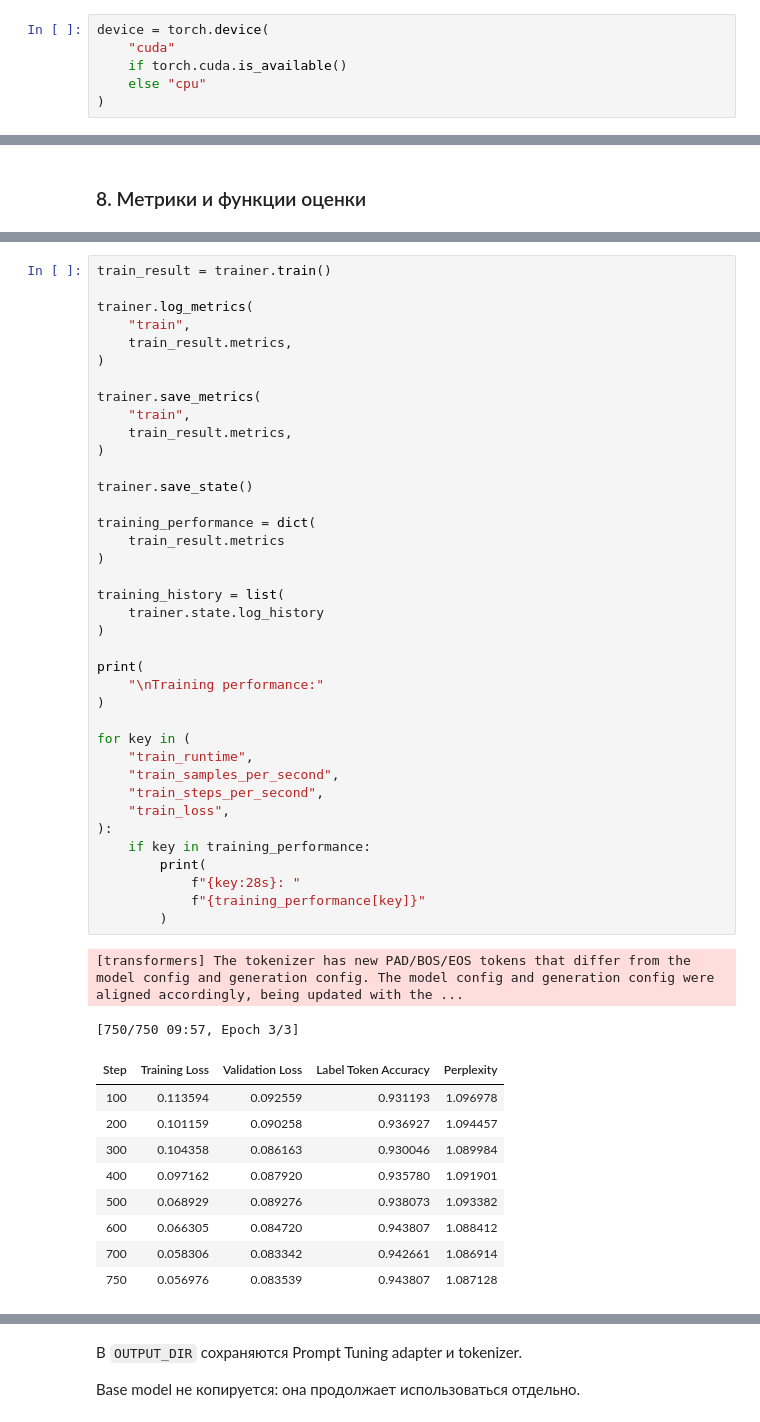
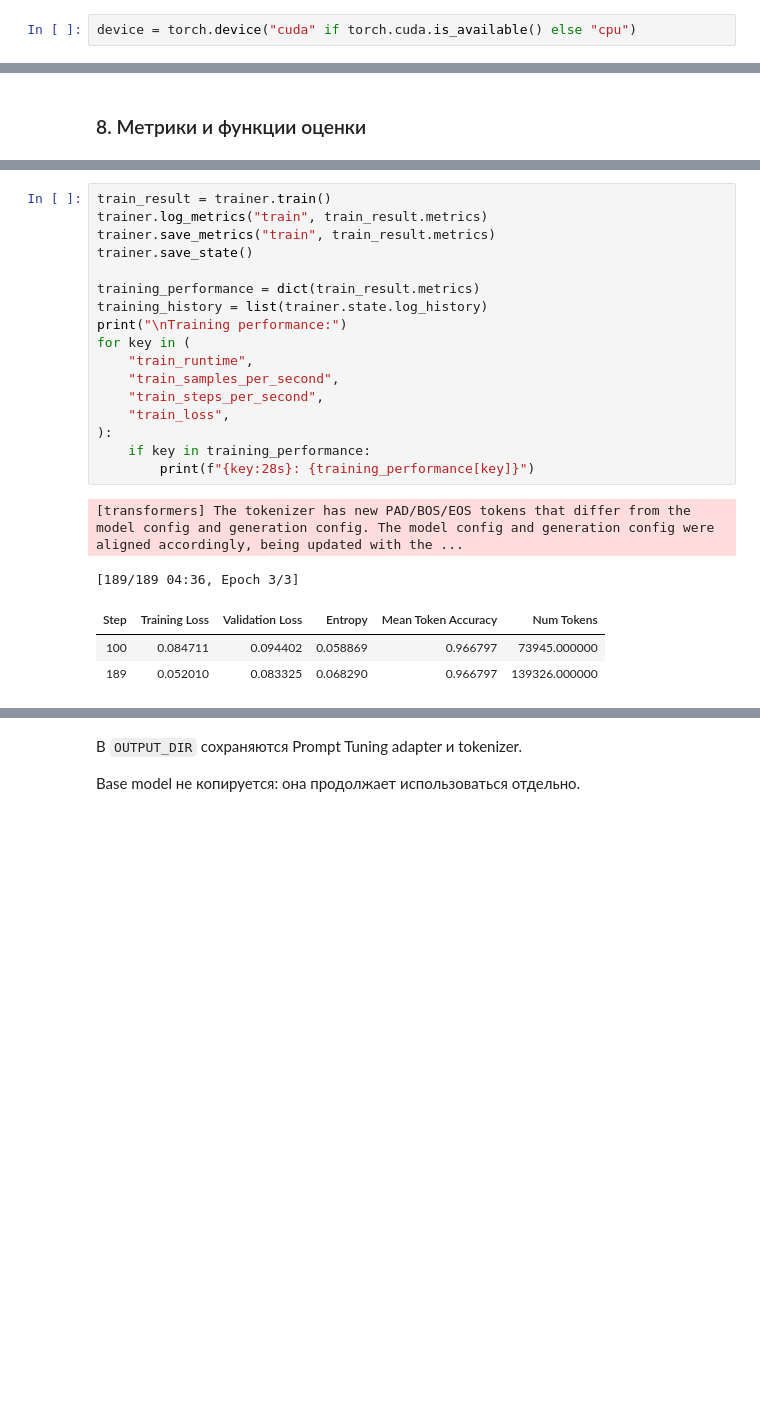
Before and after one commit to artyomboyko/ai-methods, a Jupyter notebook: notebooks/finetuning/peft/1_peft-basics-results-table-fixed.ipynb, the cells around one changed output, grey strips where cells are left out. Drawn from its saved outputs; the diff is of its cells as text; blank space fills up the shorter version.

```diff
--- a/notebooks/finetuning/peft/1_peft-basics-results-table-fixed.ipynb
+++ b/notebooks/finetuning/peft/1_peft-basics-results-table-fixed.ipynb
@@ -382,8 +350,4 @@ CUDA available:   True
 # %%
-device = torch.device(
-    "cuda"
-    if torch.cuda.is_available()
-    else "cpu"
-)
+device = torch.device("cuda" if torch.cuda.is_available() else "cpu")
 # %%
 def clear_device_memory():
@@ -1733,52 +1149,25 @@ trainer.train(resume_from_checkpoint=True)
 # %%
 train_result = trainer.train()
-
-trainer.log_metrics(
-    "train",
-    train_result.metrics,
-)
-
-trainer.save_metrics(
-    "train",
-    train_result.metrics,
-)
-
+trainer.log_metrics("train", train_result.metrics)
+trainer.save_metrics("train", train_result.metrics)
 trainer.save_state()
 
-training_performance = dict(
-    train_result.metrics
-)
-
-training_history = list(
-    trainer.state.log_history
-)
-
-print(
-    "\nTraining performance:"
-)
-
+training_performance = dict(train_result.metrics)
+training_history = list(trainer.state.log_history)
+print("\nTraining performance:")
 for key in (
     "train_runtime",
     "train_samples_per_second",
     "train_steps_per_second",
     "train_loss",
 ):
     if key in training_performance:
-        print(
-            f"{key:28s}: "
-            f"{training_performance[key]}"
-        )
+        print(f"{key:28s}: {training_performance[key]}")
 # %% [output]
 [transformers] The tokenizer has new PAD/BOS/EOS tokens that differ from the model config and generation config. The model config and generation config were aligned accordingly, being updated with the ...
-[750/750 09:57, Epoch 3/3]
+[189/189 04:36, Epoch 3/3]
-| Step | Training Loss | Validation Loss | Label Token Accuracy | Perplexity |
-| 100 | 0.113594 | 0.092559 | 0.931193 | 1.096978 |
-| 200 | 0.101159 | 0.090258 | 0.936927 | 1.094457 |
-| 300 | 0.104358 | 0.086163 | 0.930046 | 1.089984 |
-| 400 | 0.097162 | 0.087920 | 0.935780 | 1.091901 |
-| 500 | 0.068929 | 0.089276 | 0.938073 | 1.093382 |
-| 600 | 0.066305 | 0.084720 | 0.943807 | 1.088412 |
-| 700 | 0.058306 | 0.083342 | 0.942661 | 1.086914 |
-| 750 | 0.056976 | 0.083539 | 0.943807 | 1.087128 |
+| Step | Training Loss | Validation Loss | Entropy | Mean Token Accuracy | Num Tokens |
+| 100 | 0.084711 | 0.094402 | 0.058869 | 0.966797 | 73945.000000 |
+| 189 | 0.052010 | 0.083325 | 0.068290 | 0.966797 | 139326.000000 |
 ***** train metrics *****
   epoch                    =        3.0
```
Also changed, not shown: parts of 118 cells of this notebook, 1 other file.
